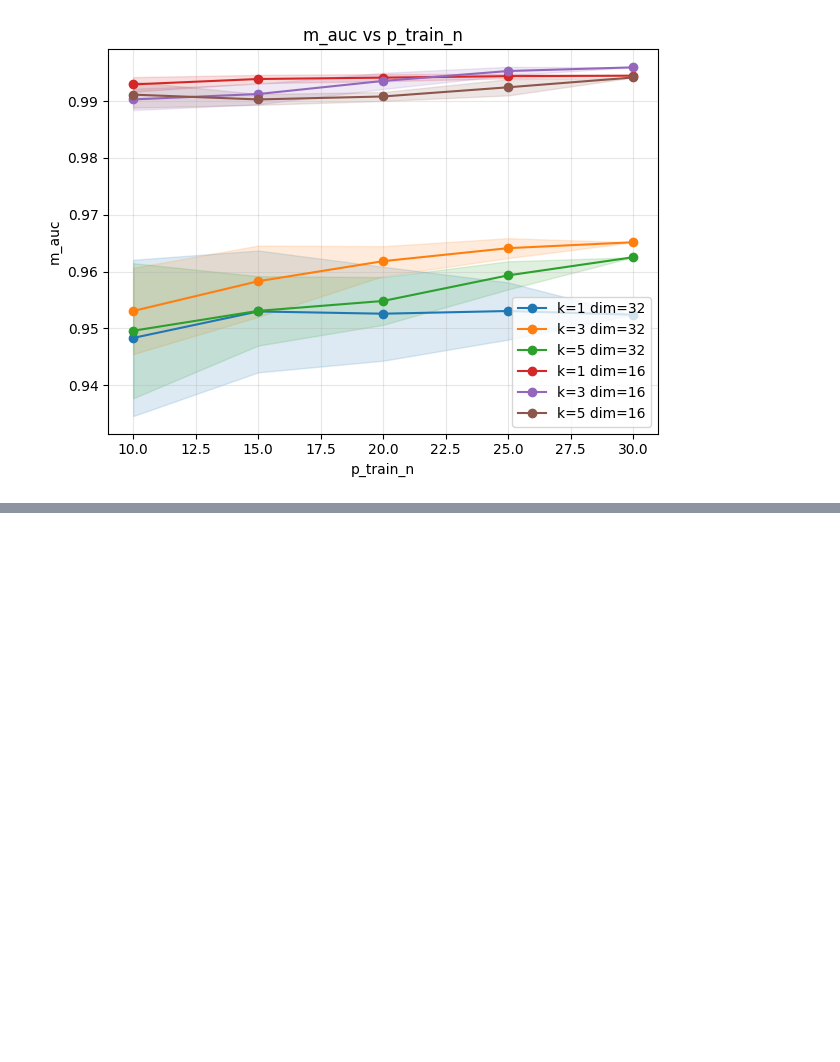
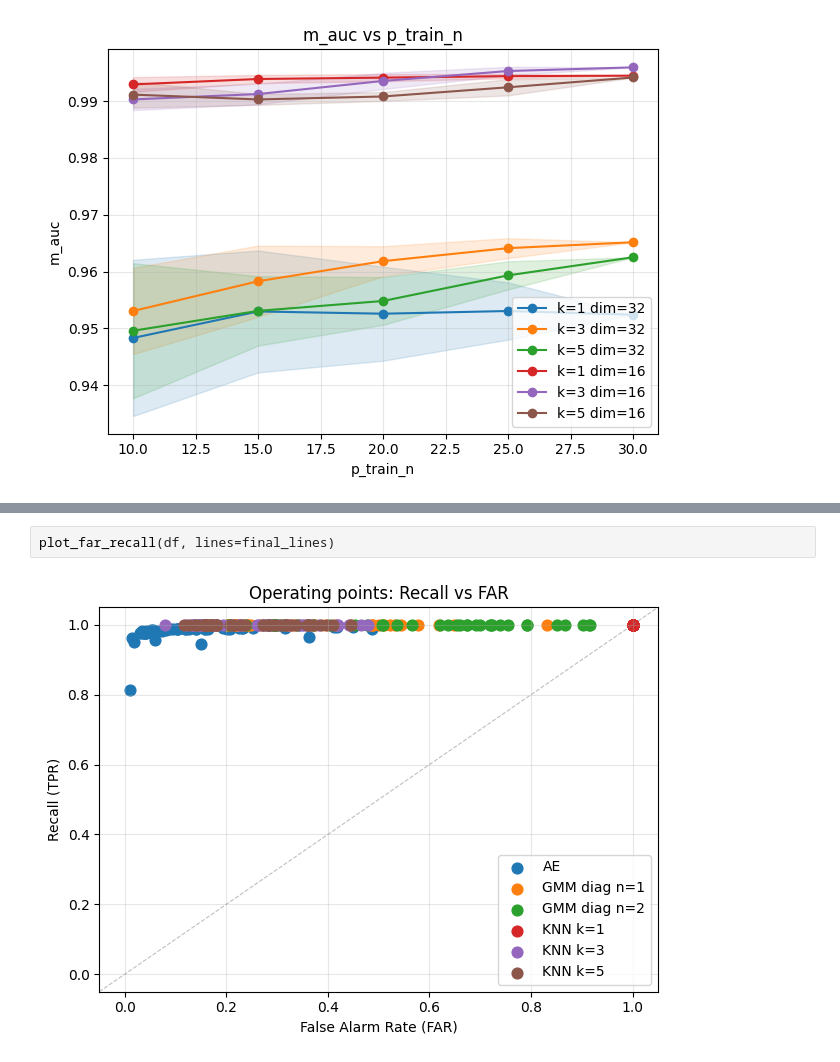
Before and after one commit to albertobasaglia/tinygmm-thesis, a Jupyter notebook: src/compare/plots.ipynb, the cells around one changed output, grey strips where cells are left out. Drawn from its saved outputs; the diff is of its cells as text; blank space fills up the shorter version.

```diff
--- a/src/compare/plots.ipynb
+++ b/src/compare/plots.ipynb
@@ -72,0 +131,4 @@ plot_lines(df, x="p_train_n", y="m_auc", lines=knn_lines)
+# %%
+plot_far_recall(df, lines=final_lines)
+# %% [output]
+[figure, added]
```
Also changed, not shown: parts of 7 cells of this notebook.
